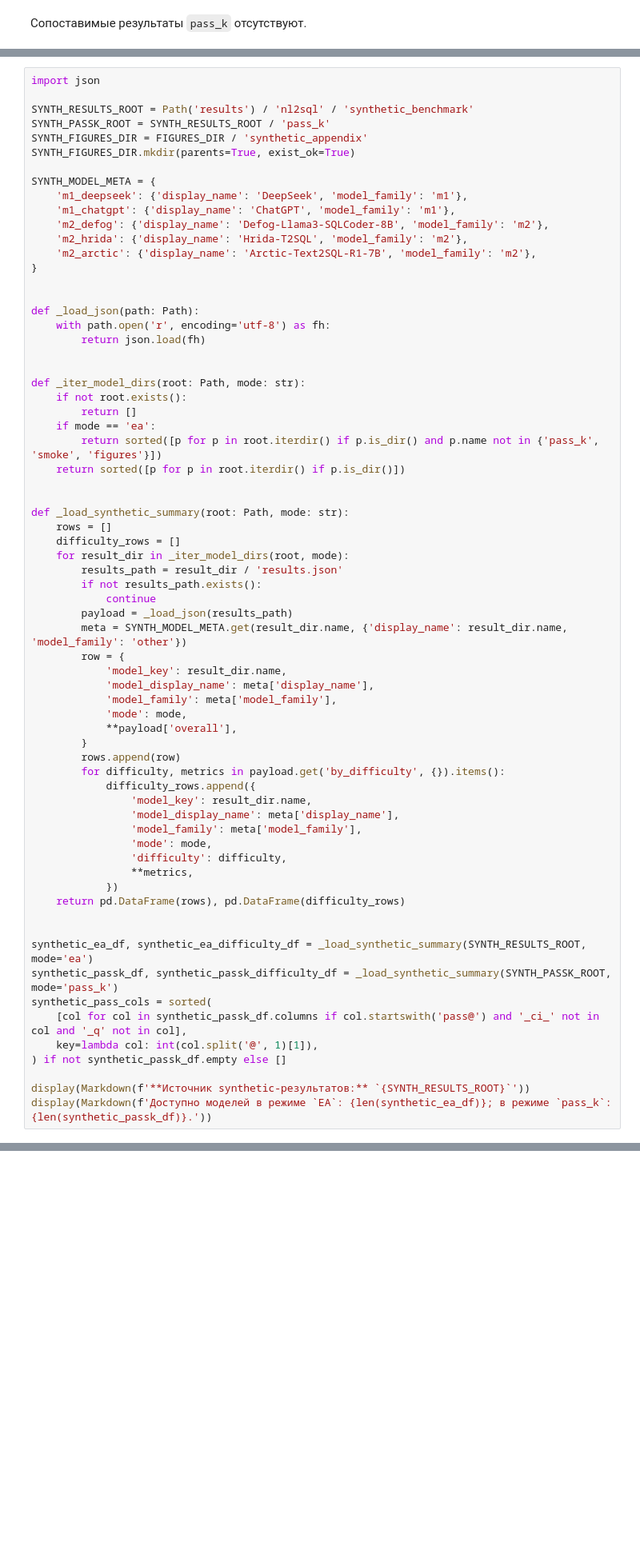
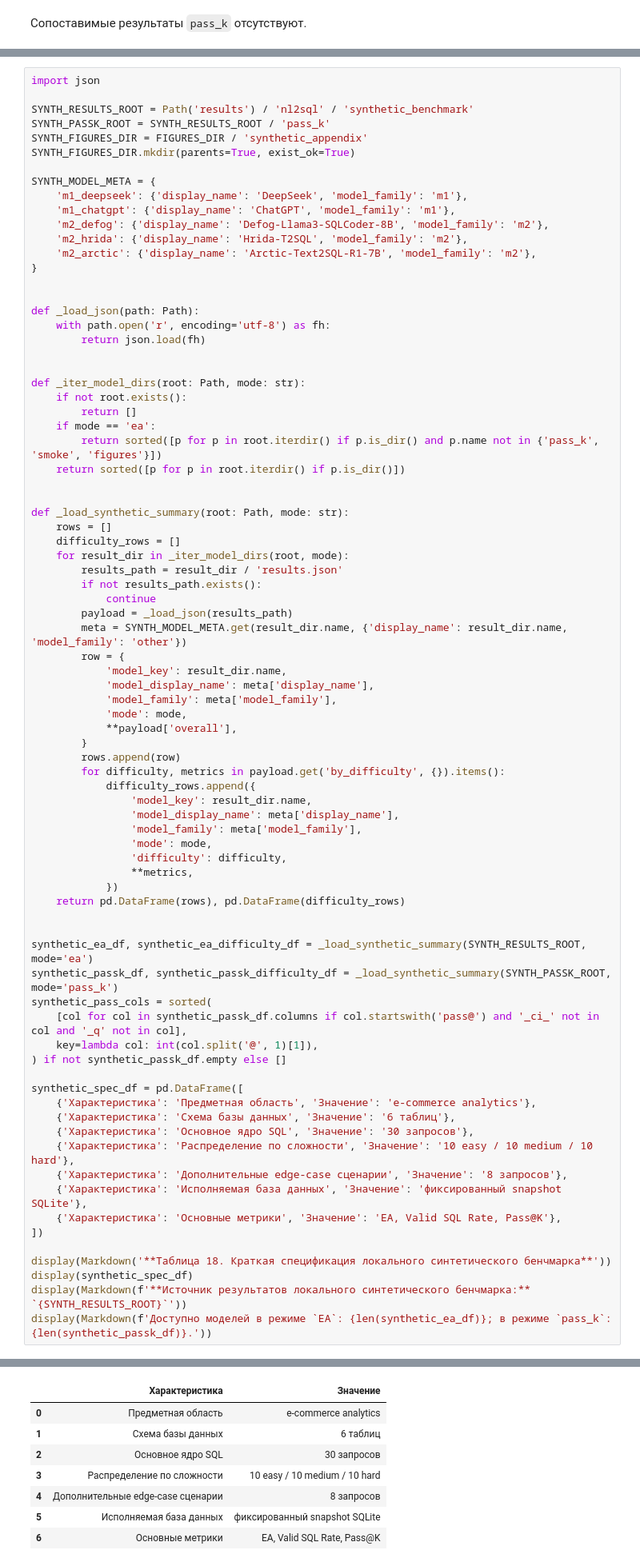
Before and after one commit to countrvl/vkr, a Jupyter notebook: final_nl2sql_analysis.ipynb, the cells around one changed output, grey strips where cells are left out. Shown at 80% size. Drawn from its saved outputs; the diff is of its cells as text; blank space fills up the shorter version.

```diff
--- a/final_nl2sql_analysis.ipynb
+++ b/final_nl2sql_analysis.ipynb
@@ -661,6 +661,18 @@ synthetic_pass_cols = sorted(
     key=lambda col: int(col.split('@', 1)[1]),
 ) if not synthetic_passk_df.empty else []
 
-display(Markdown(f'**Источник synthetic-результатов:** `{SYNTH_RESULTS_ROOT}`'))
+synthetic_spec_df = pd.DataFrame([
+    {'Характеристика': 'Предметная область', 'Значение': 'e-commerce analytics'},
+    {'Характеристика': 'Схема базы данных', 'Значение': '6 таблиц'},
+    {'Характеристика': 'Основное ядро SQL', 'Значение': '30 запросов'},
+    {'Характеристика': 'Распределение по сложности', 'Значение': '10 easy / 10 medium / 10 hard'},
+    {'Характеристика': 'Дополнительные edge-case сценарии', 'Значение': '8 запросов'},
+    {'Характеристика': 'Исполняемая база данных', 'Значение': 'фиксированный snapshot SQLite'},
+    {'Характеристика': 'Основные метрики', 'Значение': 'EA, Valid SQL Rate, Pass@K'},
+])
+
+display(Markdown('**Таблица 18. Краткая спецификация локального синтетического бенчмарка**'))
+display(synthetic_spec_df)
+display(Markdown(f'**Источник результатов локального синтетического бенчмарка:** `{SYNTH_RESULTS_ROOT}`'))
 display(Markdown(f'Доступно моделей в режиме `EA`: {len(synthetic_ea_df)}; в режиме `pass_k`: {len(synthetic_passk_df)}.'))
 # %% [output]
@@ -667,0 +680,8 @@ display(Markdown(f'Доступно моделей в режиме `EA`: {len(sy
+|  | Характеристика | Значение |
+| 0 | Предметная область | e-commerce analytics |
+| 1 | Схема базы данных | 6 таблиц |
+| 2 | Основное ядро SQL | 30 запросов |
+| 3 | Распределение по сложности | 10 easy / 10 medium / 10 hard |
+| 4 | Дополнительные edge-case сценарии | 8 запросов |
+| 5 | Исполняемая база данных | фиксированный snapshot SQLite |
+| 6 | Основные метрики | EA, Valid SQL Rate, Pass@K |
```
Also changed, not shown: parts of 6 cells of this notebook, 2 other files.
